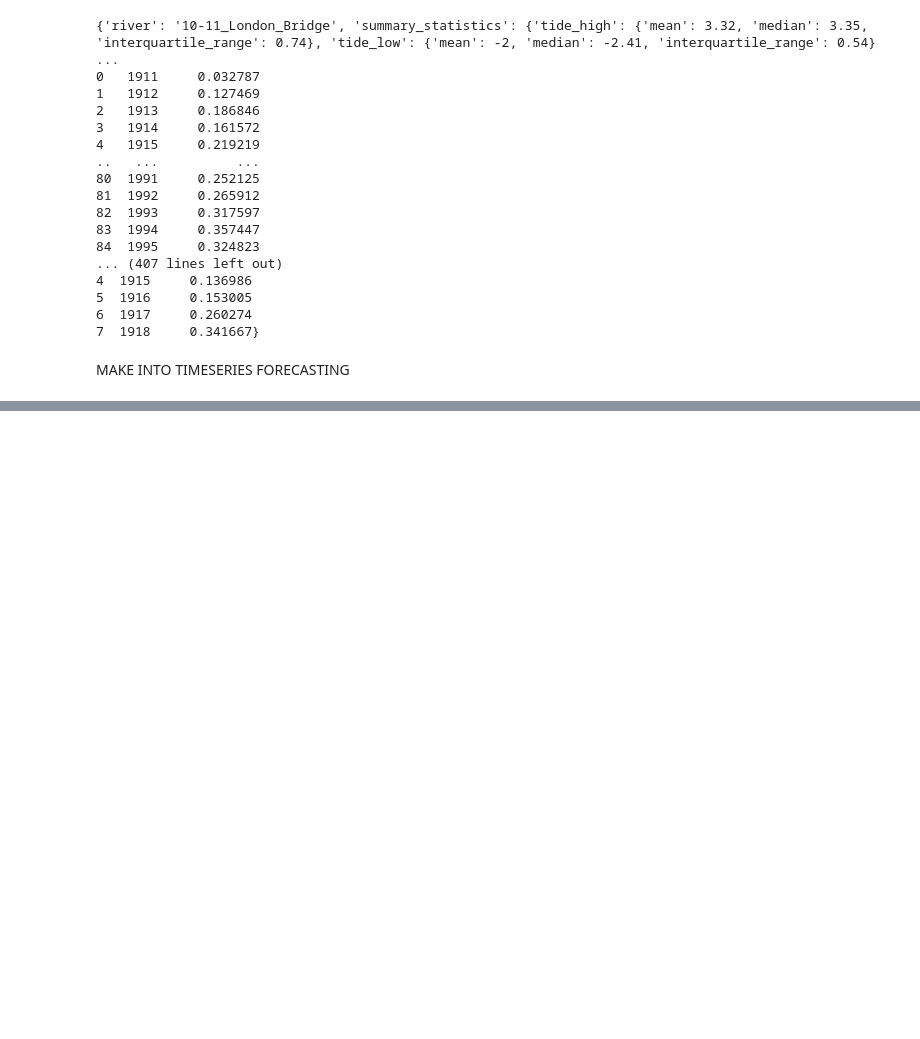
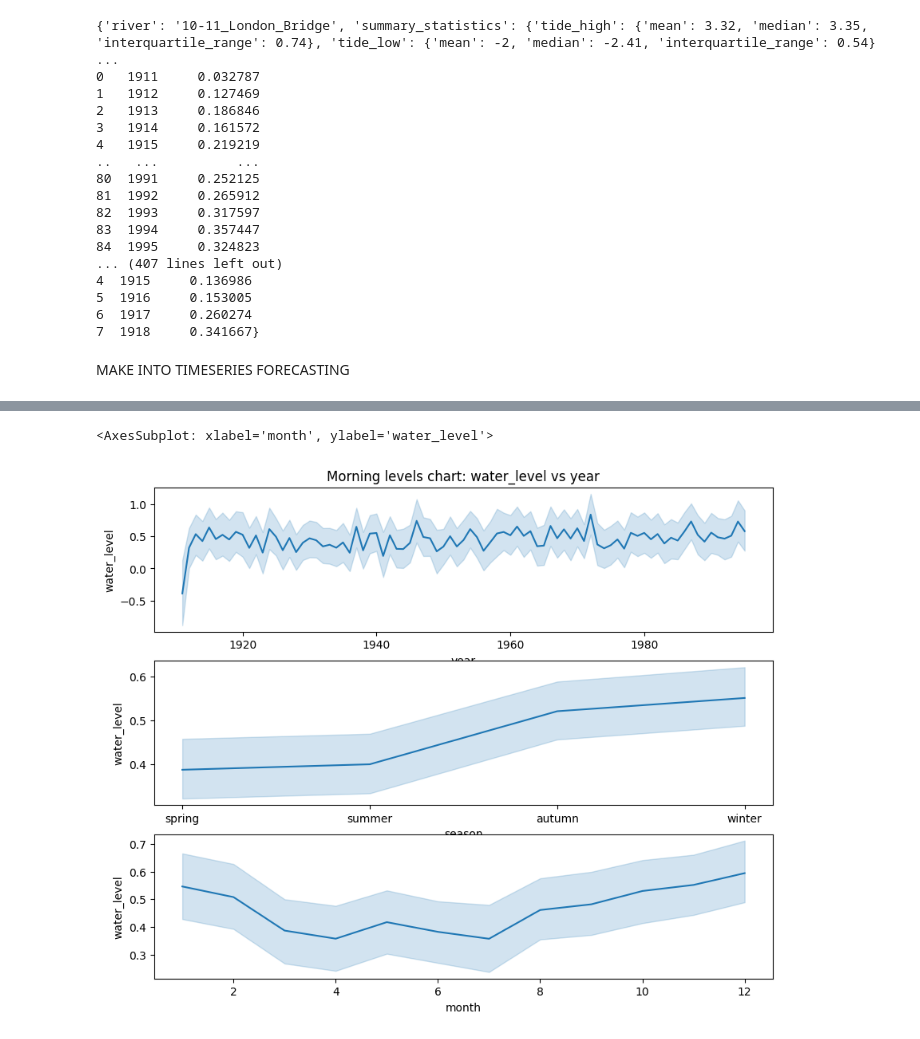
Before and after one commit to Ok3ks/Tabular_data, a Jupyter notebook: Water Levels of rivers in England/analysing_water_levels.ipynb, the cells around one changed output, grey strips where cells are left out. Drawn from its saved outputs; the diff is of its cells as text; code cells hidden in the pictures; blank space fills up the shorter version.

```diff
--- a/Water Levels of rivers in England/analysing_water_levels.ipynb
+++ b/Water Levels of rivers in England/analysing_water_levels.ipynb
@@ -74,0 +183,24 @@ MAKE INTO TIMESERIES FORECASTING
+# %%
+def conv_season(a:int):
+    month_to_season = {1:'winter',2:'winter', 3:'spring', 4: 'spring', 5:'spring',
+    6:'summer', 7:'summer', 8: 'summer', 9: 'autumn', 10: 'autumn', 11:'autumn',
+    12:'winter' }
+    return month_to_season[a]
+# %%
+
+df = df.withColumn('year', F.split("Date", "/").getItem(2).cast(IntegerType()))\
+    .withColumn('month', F.split('Date', '/').getItem(1).cast(IntegerType()))\
+    .withColumn('water_level', df['water_level'].cast(FloatType()))\
+    .withColumn('is_high_tide', df['is_high_tide'].cast(IntegerType()))\
+    .withColumn('Timeofday', df['Timeofday'].cast(IntegerType()))
+
+season_udf = F.udf(conv_season, StringType())
+df = df.withColumn('season', season_udf(df['month']))
+
+df = df.drop('Date')
+df.show()
+
+#Handle month due to numbers as algorithm will malfunction based on this
+#Add other rivers, because there may be relationship between river levels
+#Convert season into categorical variables
+#modularise for others
@@ -74,0 +229,4 @@ MAKE INTO TIMESERIES FORECASTING
+# %%
+morning_levels_df = df.filter(df['Timeofday'] == 0)
+afternoon_levels_df = df.filter(df['Timeofday'] == 1)
+morning_levels_df.show()
@@ -74,0 +251,13 @@ MAKE INTO TIMESERIES FORECASTING
+# %%
+temp = morning_levels_df.sample(False, 0.5, 42).toPandas()
+
+#sns.lineplot(data = temp, y ="water_level", x = "year")
+fig,ax = plt.subplots(3,1, figsize = (10,8))
+ax[0].set_title("Morning levels chart: water_level vs year")
+
+sns.lineplot(data = temp, y = 'water_level', x  = 'year', ax = ax[0])
+sns.lineplot(data = temp, y = 'water_level', x  = 'season', ax = ax[1])
+sns.lineplot(data = temp, y = 'water_level', x  = 'month', ax = ax[2])
+# %% [output]
+<AxesSubplot: xlabel='month', ylabel='water_level'>
+[figure, added]
```
Also changed, not shown: parts of 16 cells of this notebook.
